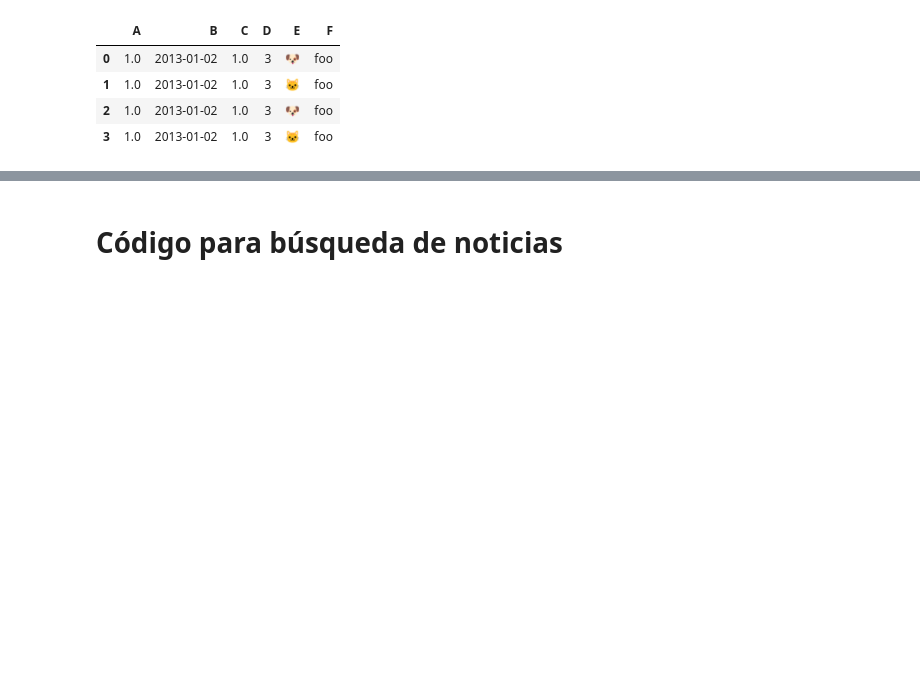
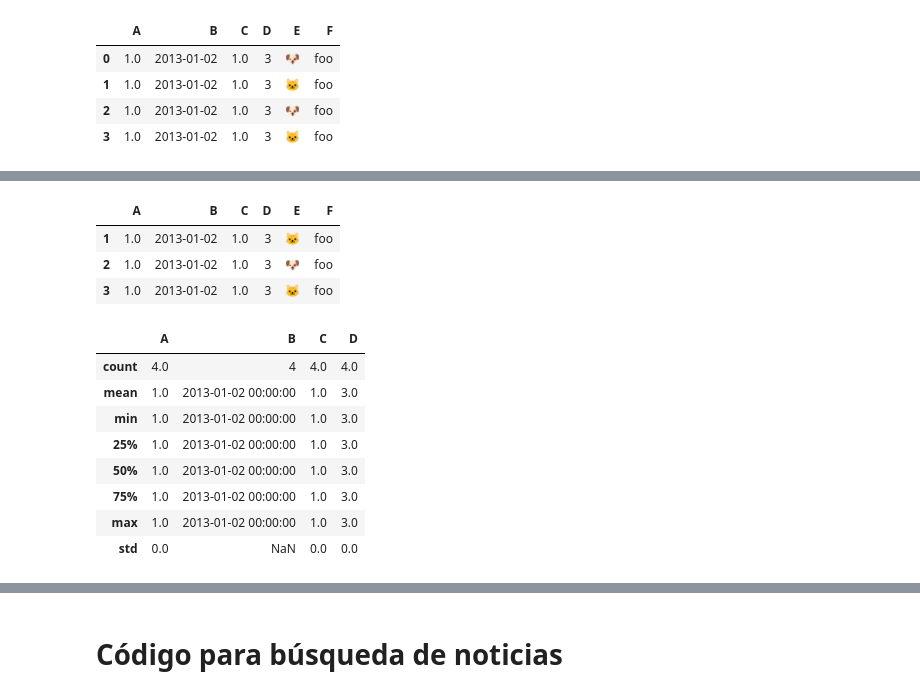
Before and after one commit to rocruzlathrop/retri-social, a Jupyter notebook: Cuaderno_ejemplos.ipynb, the cells around one changed output, grey strips where cells are left out. Cells and saved outputs as stored; diff of their text form; code cells hidden in the pictures; blank space fills up the shorter version.

```diff
--- a/Cuaderno_ejemplos.ipynb
+++ b/Cuaderno_ejemplos.ipynb
@@ -131,0 +142,19 @@ df4
+# %%
+df4.tail(3)
+# %% [output]
+|  | A | B | C | D | E | F |
+| 1 | 1.0 | 2013-01-02 | 1.0 | 3 | 🐱 | foo |
+| 2 | 1.0 | 2013-01-02 | 1.0 | 3 | 🐶 | foo |
+| 3 | 1.0 | 2013-01-02 | 1.0 | 3 | 🐱 | foo |
+# %%
+df4.describe()
+# %% [output]
+|  | A | B | C | D |
+| count | 4.0 | 4 | 4.0 | 4.0 |
+| mean | 1.0 | 2013-01-02 00:00:00 | 1.0 | 3.0 |
+| min | 1.0 | 2013-01-02 00:00:00 | 1.0 | 3.0 |
+| 25% | 1.0 | 2013-01-02 00:00:00 | 1.0 | 3.0 |
+| 50% | 1.0 | 2013-01-02 00:00:00 | 1.0 | 3.0 |
+| 75% | 1.0 | 2013-01-02 00:00:00 | 1.0 | 3.0 |
+| max | 1.0 | 2013-01-02 00:00:00 | 1.0 | 3.0 |
+| std | 0.0 | NaN | 0.0 | 0.0 |
```
Also changed, not shown: parts of 12 cells of this notebook.
